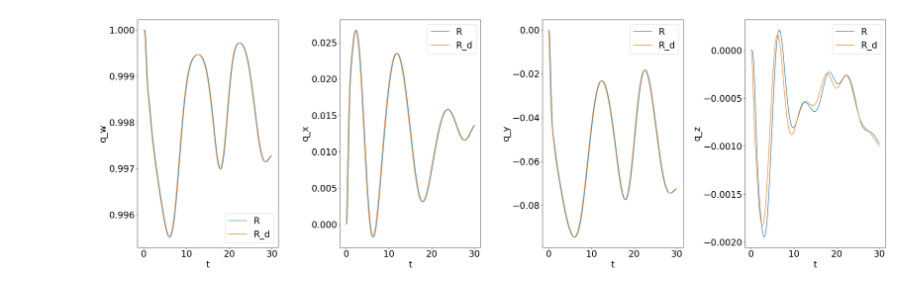
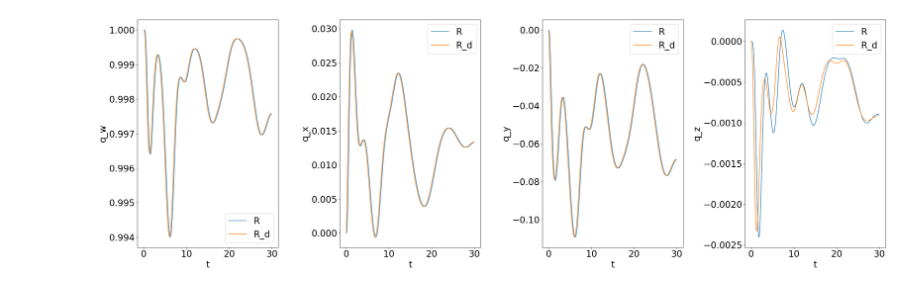
Before and after one commit to joshsohn/COML_hardware, a Jupyter notebook: test_z_up_kR.ipynb, the cells around one changed output. Drawn from its saved outputs; the diff is of its cells as text; code cells hidden in the pictures.

```diff
--- a/test_z_up_kR.ipynb
+++ b/test_z_up_kR.ipynb
@@ -857,63 +857,63 @@ def plot_losses(raw, xlim=None, ylim=None):
 
     fig.tight_layout()
 # %%
-trial_name = 'z_up_reg_P1_kROmega'
-filename = 'seed=0_M=50_E=1000_pinit=2.00_pfreq=2000_regP=1.0000.pkl'
+# trial_name = 'z_up_reg_P1_kROmega'
+# filename = 'seed=0_M=50_E=1000_pinit=2.00_pfreq=2000_regP=1.0000.pkl'
 
-trial_name = 'reg_P_1_reg_k_R_1e-5'
-filename = 'seed=0_M=50_E=1000_pinit=2.00_pfreq=2000_regP=1.0000.pkl'
-trial_name = 'reg_P_1_reg_k_R_1e-4'
-filename = 'seed=0_M=50_E=1000_pinit=2.00_pfreq=2000_regP=1.0000.pkl'
+# trial_name = 'reg_P_1_reg_k_R_1e-5'
+# filename = 'seed=0_M=50_E=1000_pinit=2.00_pfreq=2000_regP=1.0000.pkl'
+# trial_name = 'reg_P_1_reg_k_R_1e-4'
+# filename = 'seed=0_M=50_E=1000_pinit=2.00_pfreq=2000_regP=1.0000.pkl'
 trial_name = 'reg_P_1_reg_Kr_1e-3'
 filename = 'seed=0_M=50_E=1000_pinit=2.00_pfreq=2000_regP=1.0000.pkl'
-trial_name = 'reg_P_1_reg_k_R_1e-2'
-filename = 'seed=0_M=50_E=1000_pinit=2.00_pfreq=2000_regP=1.0000.pkl'
-trial_name = 'reg_P_1_reg_k_R_1e-1'
-filename = 'seed=0_M=50_E=1000_pinit=2.00_pfreq=2000_regP=1.0000.pkl'
+# trial_name = 'reg_P_1_reg_k_R_1e-2'
+# filename = 'seed=0_M=50_E=1000_pinit=2.00_pfreq=2000_regP=1.0000.pkl'
+# trial_name = 'reg_P_1_reg_k_R_1e-1'
+# filename = 'seed=0_M=50_E=1000_pinit=2.00_pfreq=2000_regP=1.0000.pkl'
 
-trial_name = 'reg_P_2e-3_Kr_reg_k_R_2e-3'
-filename = 'seed=0_M=50_E=1000_pinit=2.00_pfreq=2000_regP=0.0020.pkl'
+# trial_name = 'reg_P_2e-3_Kr_reg_k_R_2e-3'
+# filename = 'seed=0_M=50_E=1000_pinit=2.00_pfreq=2000_regP=0.0020.pkl'
 
-trial_name = 'reg_P_2e-3_reg_k_R_2e-3_k_R_scale_1.5'
-filename = 'seed=0_M=50_E=1000_pinit=2.00_pfreq=2000_regP=0.0020.pkl'
-trial_name = 'reg_P_2e-3_reg_k_R_2e-3_k_R_scale_2'
-filename = 'seed=0_M=50_E=1000_pinit=2.00_pfreq=2000_regP=0.0020.pkl'
-trial_name = 'reg_P_2e-3_reg_k_R_2e-3_k_R_scale_4'
-filename = 'seed=0_M=50_E=1000_pinit=2.00_pfreq=2000_regP=0.0020.pkl'
+# trial_name = 'reg_P_2e-3_reg_k_R_2e-3_k_R_scale_1.5'
+# filename = 'seed=0_M=50_E=1000_pinit=2.00_pfreq=2000_regP=0.0020.pkl'
+# trial_name = 'reg_P_2e-3_reg_k_R_2e-3_k_R_scale_2'
+# filename = 'seed=0_M=50_E=1000_pinit=2.00_pfreq=2000_regP=0.0020.pkl'
+# trial_name = 'reg_P_2e-3_reg_k_R_2e-3_k_R_scale_4'
+# filename = 'seed=0_M=50_E=1000_pinit=2.00_pfreq=2000_regP=0.0020.pkl'
 
-trial_name = 'reg_P_1_reg_k_R_2e-3_k_R_scale_3'
-filename = 'seed=0_M=50_E=1000_pinit=2.00_pfreq=2000_regP=1.0000.pkl'
-trial_name = 'reg_P_1e-1_reg_k_R_2e-3_k_R_scale_3'
-filename = 'seed=0_M=50_E=1000_pinit=2.00_pfreq=2000_regP=0.1000.pkl'
-trial_name = 'reg_P_5e-1_reg_k_R_2e-3_k_R_scale_3'
-filename = 'seed=0_M=50_E=1000_pinit=2.00_pfreq=2000_regP=0.5000.pkl'
-trial_name = 'reg_P_1e-2_reg_k_R_2e-3_k_R_scale_3'
-filename = 'seed=0_M=50_E=1000_pinit=2.00_pfreq=2000_regP=0.0100.pkl'
-trial_name = 'reg_P_2e-3_reg_k_R_2e-3_k_R_scale_3'
-filename = 'seed=0_M=50_E=1000_pinit=2.00_pfreq=2000_regP=0.0020.pkl'
+# trial_name = 'reg_P_1_reg_k_R_2e-3_k_R_scale_3'
+# filename = 'seed=0_M=50_E=1000_pinit=2.00_pfreq=2000_regP=1.0000.pkl'
+# trial_name = 'reg_P_1e-1_reg_k_R_2e-3_k_R_scale_3'
+# filename = 'seed=0_M=50_E=1000_pinit=2.00_pfreq=2000_regP=0.1000.pkl'
+# trial_name = 'reg_P_5e-1_reg_k_R_2e-3_k_R_scale_3'
+# filename = 'seed=0_M=50_E=1000_pinit=2.00_pfreq=2000_regP=0.5000.pkl'
+# trial_name = 'reg_P_1e-2_reg_k_R_2e-3_k_R_scale_3'
+# filename = 'seed=0_M=50_E=1000_pinit=2.00_pfreq=2000_regP=0.0100.pkl'
+# trial_name = 'reg_P_2e-3_reg_k_R_2e-3_k_R_scale_3'
+# filename = 'seed=0_M=50_E=1000_pinit=2.00_pfreq=2000_regP=0.0020.pkl'
 
-trial_name = 'reg_P_2e-3_reg_k_R_2e-3_k_R_z_0.7'
-filename = 'seed=0_M=50_E=1000_pinit=2.00_pfreq=2000_regP=0.0020.pkl'
+# trial_name = 'reg_P_2e-3_reg_k_R_2e-3_k_R_z_0.7'
+# filename = 'seed=0_M=50_E=1000_pinit=2.00_pfreq=2000_regP=0.0020.pkl'
 
 # k_R = [1.4, 1.4, x]
-trial_name = 'reg_P_2e-3_reg_k_R_2e-3_k_R_z_0.1'
-filename = 'seed=0_M=50_E=1000_pinit=2.00_pfreq=2000_regP=0.0020.pkl'
-trial_name = 'reg_P_2e-3_reg_k_R_2e-3_k_R_z_1'
-filename = 'seed=0_M=50_E=1000_pinit=2.00_pfreq=2000_regP=0.0020.pkl'
-trial_name = 'reg_P_2e-3_reg_k_R_2e-3_k_R_z_1.4'
-filename = 'seed=0_M=50_E=1000_pinit=2.00_pfreq=2000_regP=0.0020.pkl'
+# trial_name = 'reg_P_2e-3_reg_k_R_2e-3_k_R_z_0.1'
+# filename = 'seed=0_M=50_E=1000_pinit=2.00_pfreq=2000_regP=0.0020.pkl'
+# trial_name = 'reg_P_2e-3_reg_k_R_2e-3_k_R_z_1'
+# filename = 'seed=0_M=50_E=1000_pinit=2.00_pfreq=2000_regP=0.0020.pkl'
+# trial_name = 'reg_P_2e-3_reg_k_R_2e-3_k_R_z_1.4'
+# filename = 'seed=0_M=50_E=1000_pinit=2.00_pfreq=2000_regP=0.0020.pkl'
 
 # k_R = [4.25, 4.25, x]
-trial_name = 'reg_P_2e-3_reg_k_R_2e-3_k_R_z_0.3'
-filename = 'seed=0_M=50_E=1000_pinit=2.00_pfreq=2000_regP=0.0020.pkl'
-trial_name = 'reg_P_2e-3_reg_k_R_2e-3_k_R_z_1.0'
-filename = 'seed=0_M=50_E=1000_pinit=2.00_pfreq=2000_regP=0.0020.pkl'
-trial_name = 'reg_P_2e-3_reg_k_R_2e-3_k_R_z_3.0'
-filename = 'seed=0_M=50_E=1000_pinit=2.00_pfreq=2000_regP=0.0020.pkl'
+# trial_name = 'reg_P_2e-3_reg_k_R_2e-3_k_R_z_0.3'
+# filename = 'seed=0_M=50_E=1000_pinit=2.00_pfreq=2000_regP=0.0020.pkl'
+# trial_name = 'reg_P_2e-3_reg_k_R_2e-3_k_R_z_1.0'
+# filename = 'seed=0_M=50_E=1000_pinit=2.00_pfreq=2000_regP=0.0020.pkl'
+# trial_name = 'reg_P_2e-3_reg_k_R_2e-3_k_R_z_3.0'
+# filename = 'seed=0_M=50_E=1000_pinit=2.00_pfreq=2000_regP=0.0020.pkl'
 
 # 4000 epochs
-trial_name = 'reg_P_2e-3_reg_k_R_2e-3_k_R_z_1.26_epochs_4000'
-filename = 'seed=0_M=50_E=4000_pinit=2.00_pfreq=2000_regP=0.0020.pkl'
+# trial_name = 'reg_P_2e-3_reg_k_R_2e-3_k_R_z_1.26_epochs_4000'
+# filename = 'seed=0_M=50_E=4000_pinit=2.00_pfreq=2000_regP=0.0020.pkl'
 
 # 3 layers deep
 # trial_name = 'reg_P_2e-3_reg_k_R_2e-3_k_R_z_1.26_depth_3'
@@ -978 +978 @@ k_Omega: [0.25158328 0.2153121  0.3629764 ]
-[figure, old version]
+[figure, new version]
```
Also changed, not shown: parts of 2 cells of this notebook.
